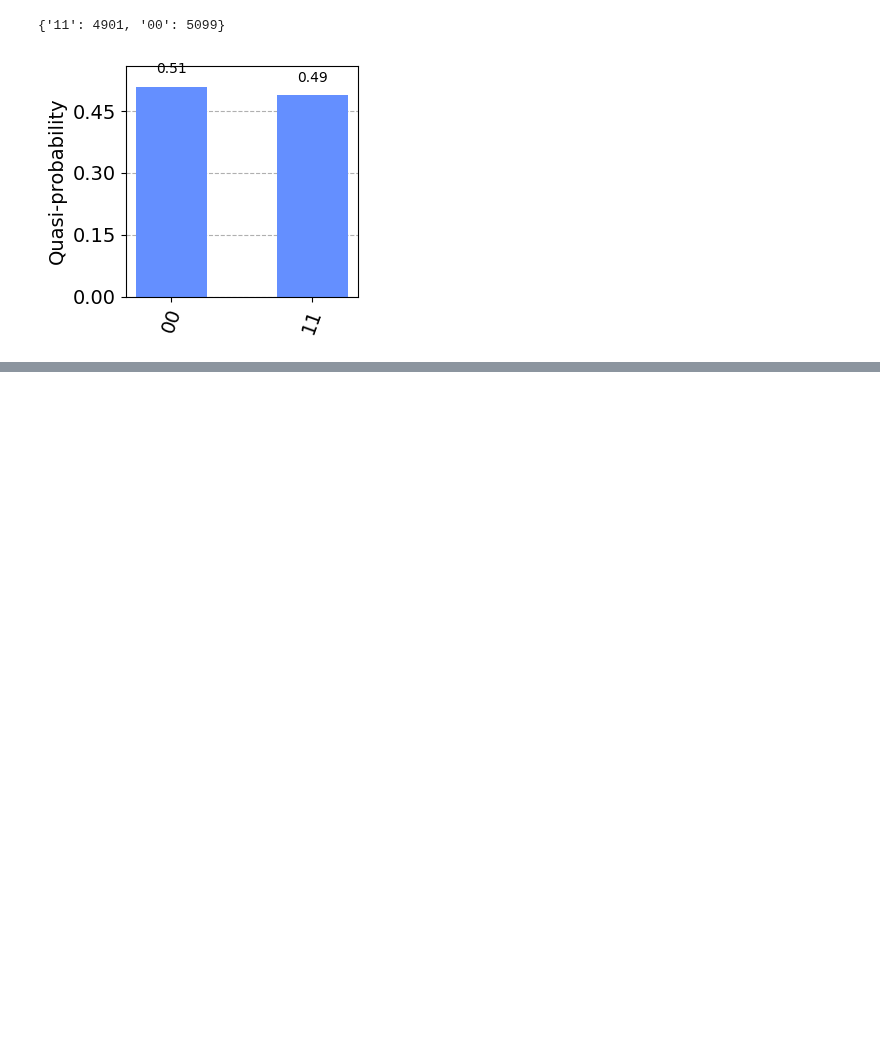
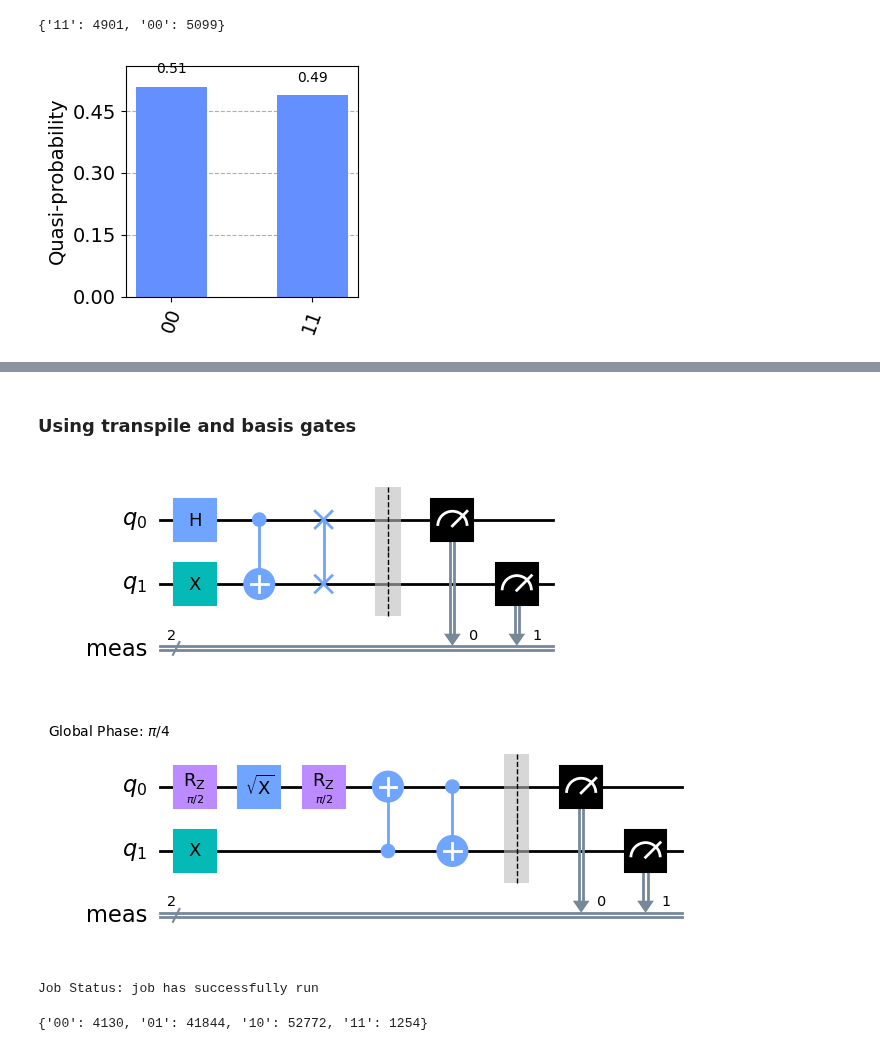
Before and after one commit to mrromaniuc/quantum-computing, a Jupyter notebook: IBMCertifiedAssociateDeveloperQiskit/02.1-Execute_a_Quantum_Circuit.ipynb, the cells around one changed output, grey strips where cells are left out. Cells and saved outputs as stored; diff of their text form; code cells hidden in the pictures; blank space fills up the shorter version.

```diff
--- a/IBMCertifiedAssociateDeveloperQiskit/02.1-Execute_a_Quantum_Circuit.ipynb
+++ b/IBMCertifiedAssociateDeveloperQiskit/02.1-Execute_a_Quantum_Circuit.ipynb
@@ -87,0 +93,32 @@ job.result().get_counts()
+# %% [markdown]
+### Using transpile and basis gates
+# %%
+#Looking at ibmq_lima in IBMQ website we see it uses the follwoing basis gates:CX, ID, RZ, SX, X
+from qiskit import QuantumCircuit, transpile, execute
+from qiskit_ibm_provider import IBMProvider
+from qiskit.tools import job_monitor
+
+qc = QuantumCircuit(2)
+qc.h(0)
+qc.x(1)
+qc.cnot(0,1)
+qc.swap(0,1)
+qc.measure_all()
+
+display(qc.draw())
+
+qc_trans = transpile(qc, basis_gates=["cx", "id", "rz", "sx", "x"])
+display(qc_trans.draw())
+
+provider = IBMProvider(instance="ibm-q/open/main")
+be = provider.get_backend("ibmq_lima")
+
+job = be.run(qc_trans, shots=100000)
+job_monitor(job)
+job.wait_for_final_state()
+job.result().get_counts()
+# %% [output]
+[figure, added]
+[figure, added]
+Job Status: job has successfully run
+{'00': 4130, '01': 41844, '10': 52772, '11': 1254}
```
Also changed, not shown: parts of 6 cells of this notebook.
